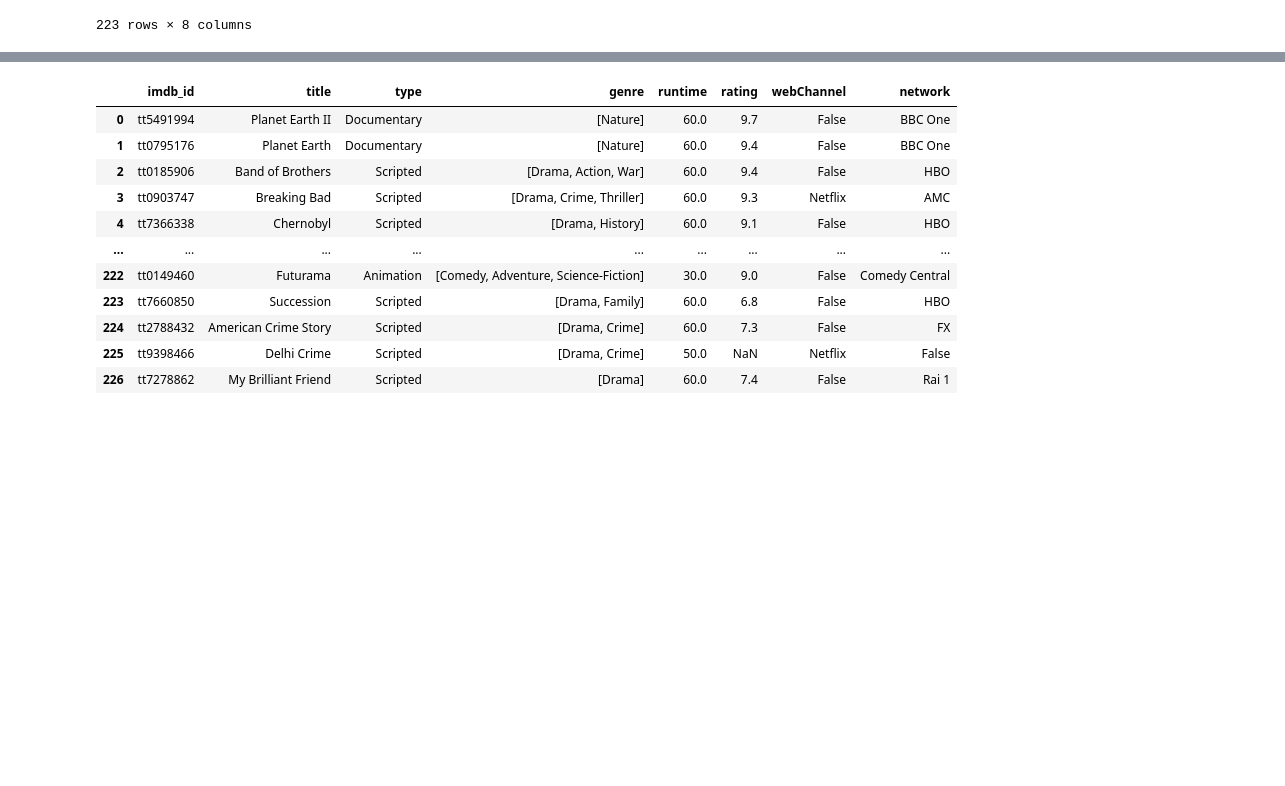
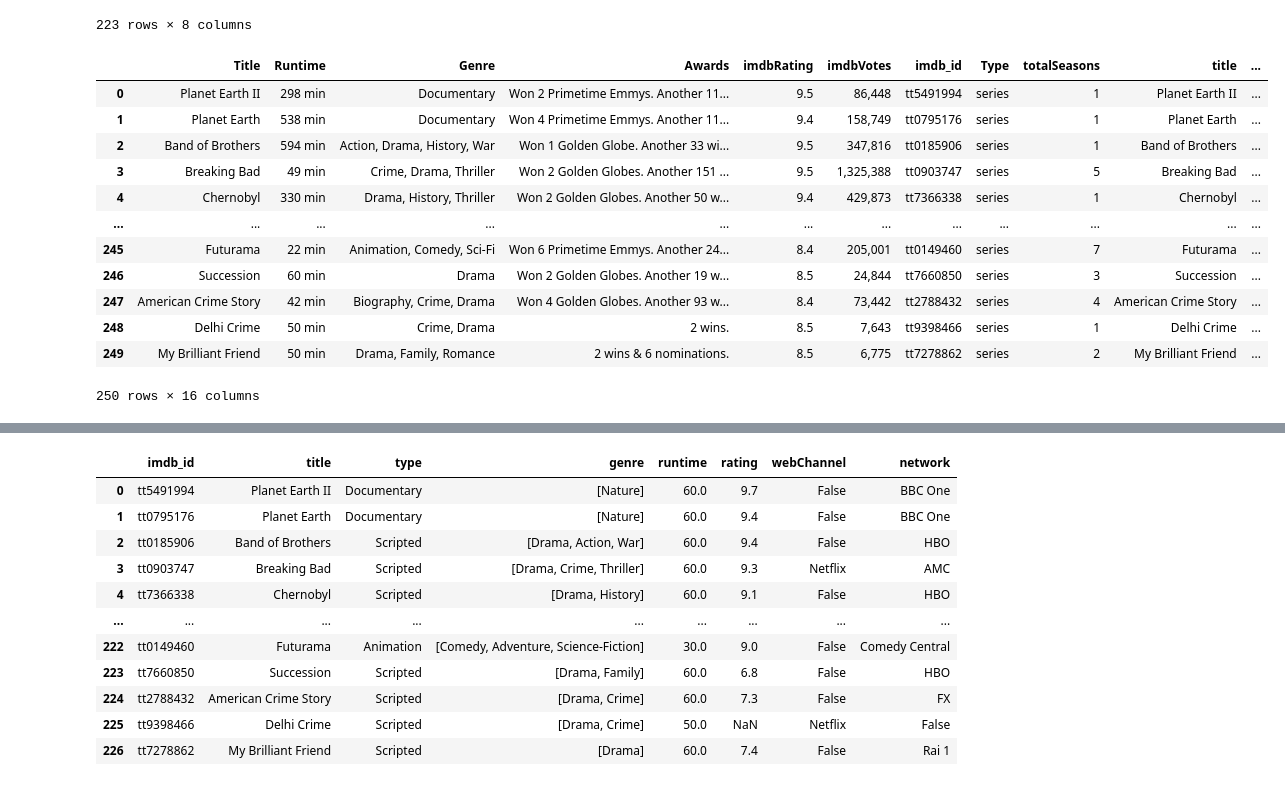
Before and after one commit to Kanqaroo/movieassestment-project, a Jupyter notebook: data_analysis.ipynb, the cells around one changed output, grey strips where cells are left out. Cells and saved outputs as stored; diff of their text form; code cells hidden in the pictures; blank space fills up the shorter version.

```diff
--- a/data_analysis.ipynb
+++ b/data_analysis.ipynb
@@ -42,0 +43,16 @@ the_df = pd.merge(award_df, net_show, on='imdb_id')
+# %%
+the_df
+# %% [output]
+|  | Title | Runtime | Genre | Awards | imdbRating | imdbVotes | imdb_id | Type | totalSeasons | title | ... |
+| 0 | Planet Earth II | 298 min | Documentary | Won 2 Primetime Emmys. Another 11... | 9.5 | 86,448 | tt5491994 | series | 1 | Planet Earth II | ... |
+| 1 | Planet Earth | 538 min | Documentary | Won 4 Primetime Emmys. Another 11... | 9.4 | 158,749 | tt0795176 | series | 1 | Planet Earth | ... |
+| 2 | Band of Brothers | 594 min | Action, Drama, History, War | Won 1 Golden Globe. Another 33 wi... | 9.5 | 347,816 | tt0185906 | series | 1 | Band of Brothers | ... |
+| 3 | Breaking Bad | 49 min | Crime, Drama, Thriller | Won 2 Golden Globes. Another 151 ... | 9.5 | 1,325,388 | tt0903747 | series | 5 | Breaking Bad | ... |
+| 4 | Chernobyl | 330 min | Drama, History, Thriller | Won 2 Golden Globes. Another 50 w... | 9.4 | 429,873 | tt7366338 | series | 1 | Chernobyl | ... |
+| ... | ... | ... | ... | ... | ... | ... | ... | ... | ... | ... | ... |
+| 245 | Futurama | 22 min | Animation, Comedy, Sci-Fi | Won 6 Primetime Emmys. Another 24... | 8.4 | 205,001 | tt0149460 | series | 7 | Futurama | ... |
+| 246 | Succession | 60 min | Drama | Won 2 Golden Globes. Another 19 w... | 8.5 | 24,844 | tt7660850 | series | 3 | Succession | ... |
+| 247 | American Crime Story | 42 min | Biography, Crime, Drama | Won 4 Golden Globes. Another 93 w... | 8.4 | 73,442 | tt2788432 | series | 4 | American Crime Story | ... |
+| 248 | Delhi Crime | 50 min | Crime, Drama | 2 wins. | 8.5 | 7,643 | tt9398466 | series | 1 | Delhi Crime | ... |
+| 249 | My Brilliant Friend | 50 min | Drama, Family, Romance | 2 wins & 6 nominations. | 8.5 | 6,775 | tt7278862 | series | 2 | My Brilliant Friend | ... |
+250 rows × 16 columns
```
Also changed, not shown: parts of 4 cells of this notebook, 1 other file.
